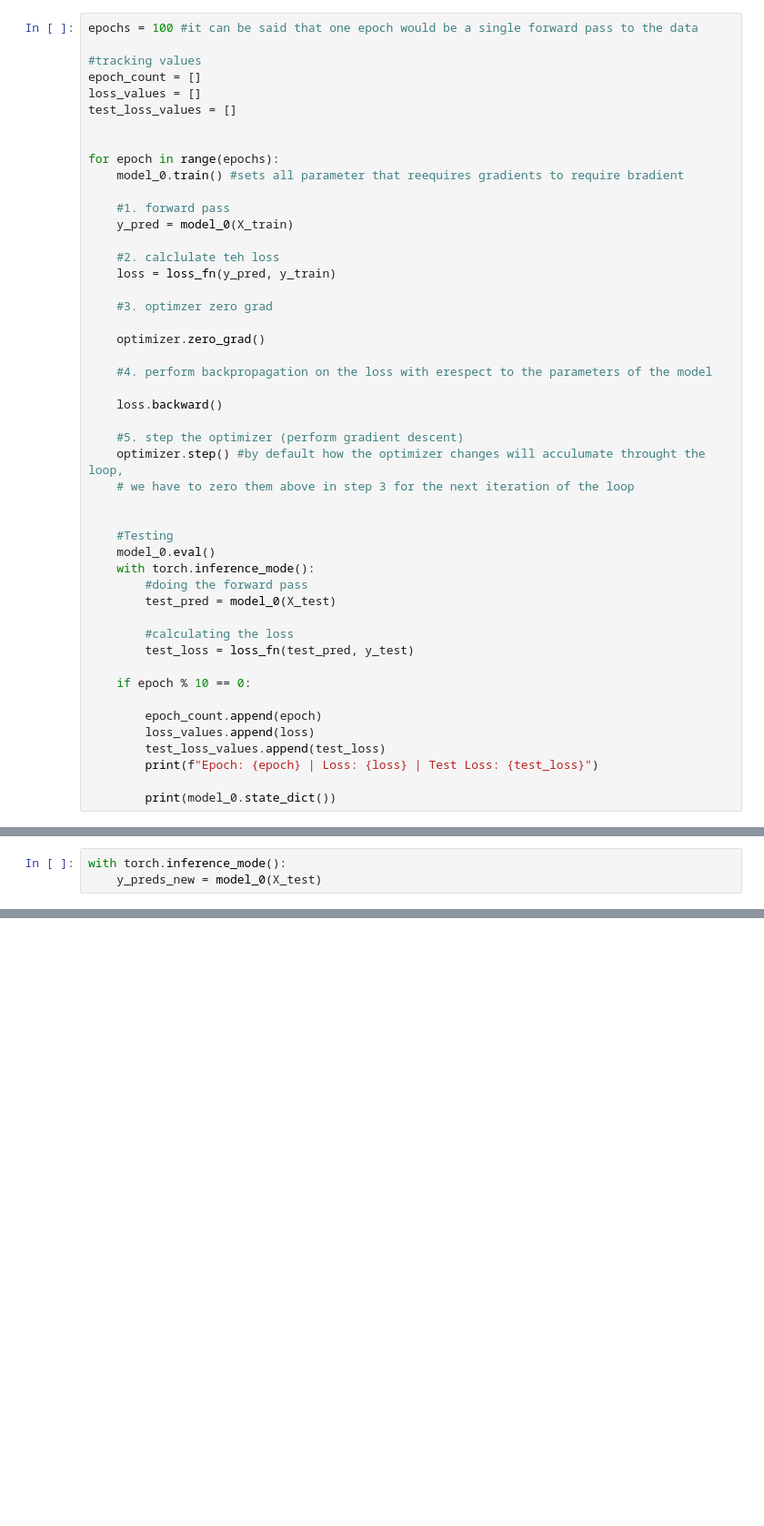
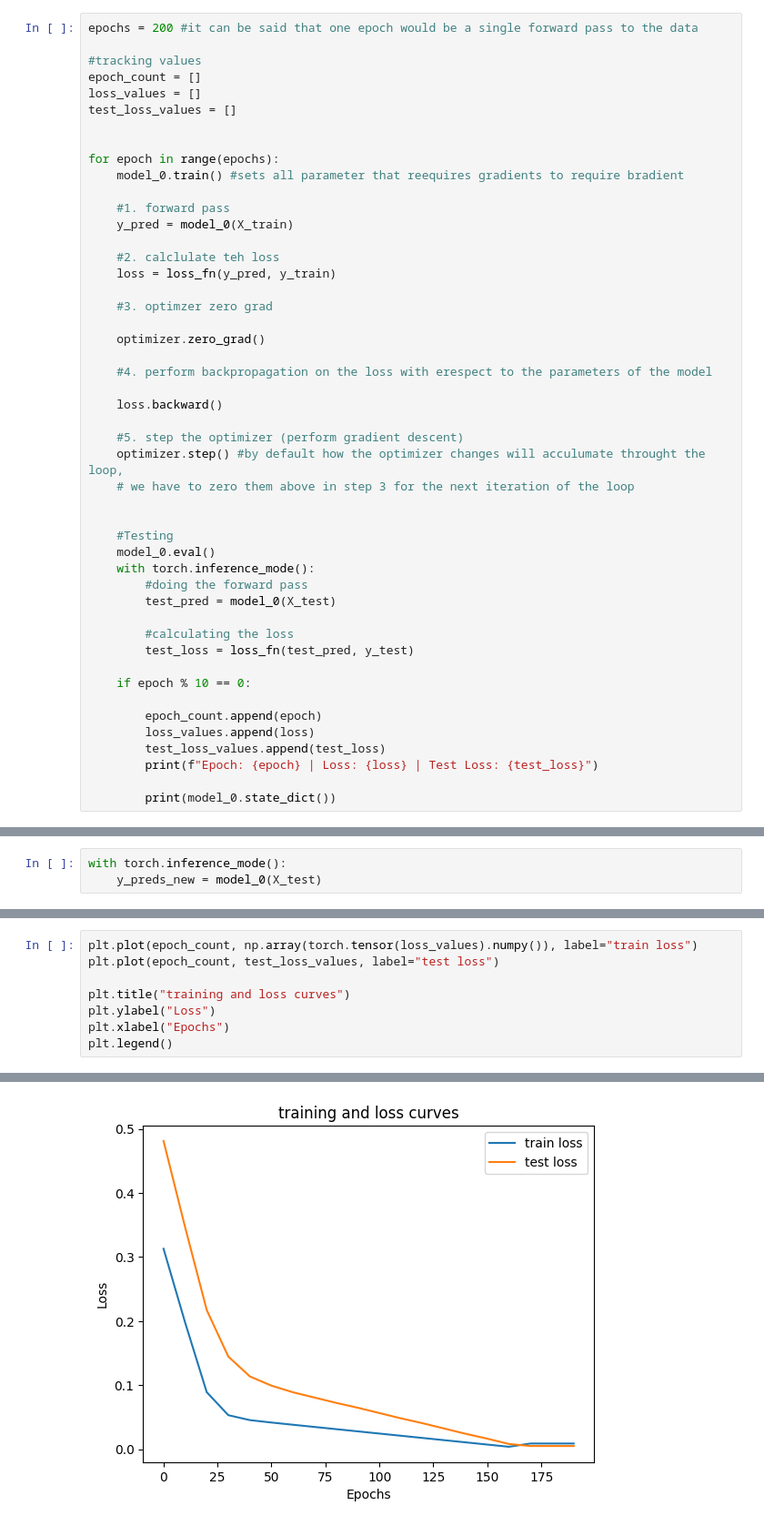
Before and after one commit to SoumyaBhaiya/my-practice, a Jupyter notebook: PyTorch2.ipynb, the cells around one changed output, grey strips where cells are left out. Shown at 91% size. Cells and saved outputs as stored; diff of their text form; blank space fills up the shorter version.

```diff
--- a/PyTorch2.ipynb
+++ b/PyTorch2.ipynb
@@ -187,7 +187,7 @@ Parameter Group 0
     weight_decay: 0
 )
 # %%
-epochs = 100 #it can be said that one epoch would be a single forward pass to the data
+epochs = 200 #it can be said that one epoch would be a single forward pass to the data
 
 #tracking values
 epoch_count = []
@@ -272,0 +272,9 @@ plot_predictions(predictions=y_preds_new)
+# %%
+plt.plot(epoch_count, np.array(torch.tensor(loss_values).numpy()), label="train loss")
+plt.plot(epoch_count, test_loss_values, label="test loss")
+
+plt.title("training and loss curves")
+plt.ylabel("Loss")
+plt.xlabel("Epochs")
+plt.legend()
+# %% [output]
@@ -272,0 +282 @@ plot_predictions(predictions=y_preds_new)
+[figure, added]
```
Also changed, not shown: parts of 6 cells of this notebook.
